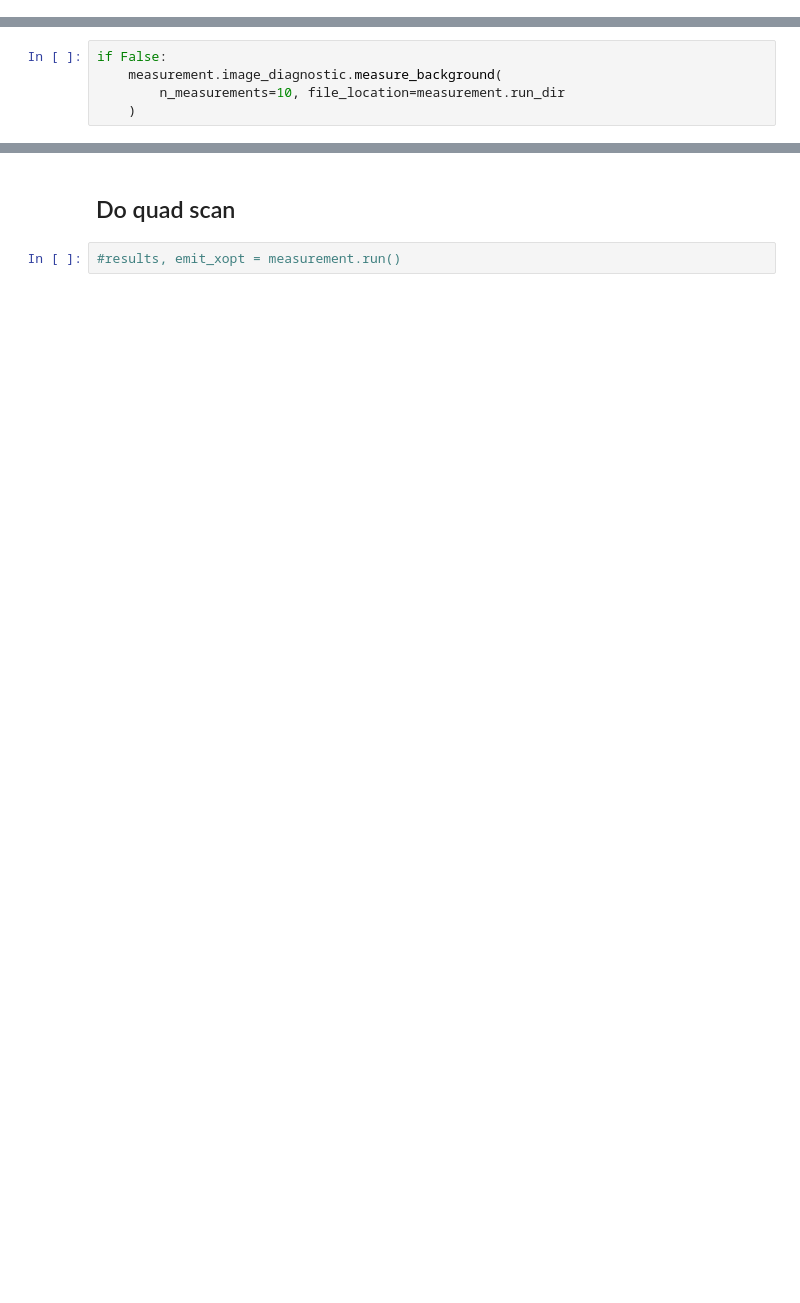
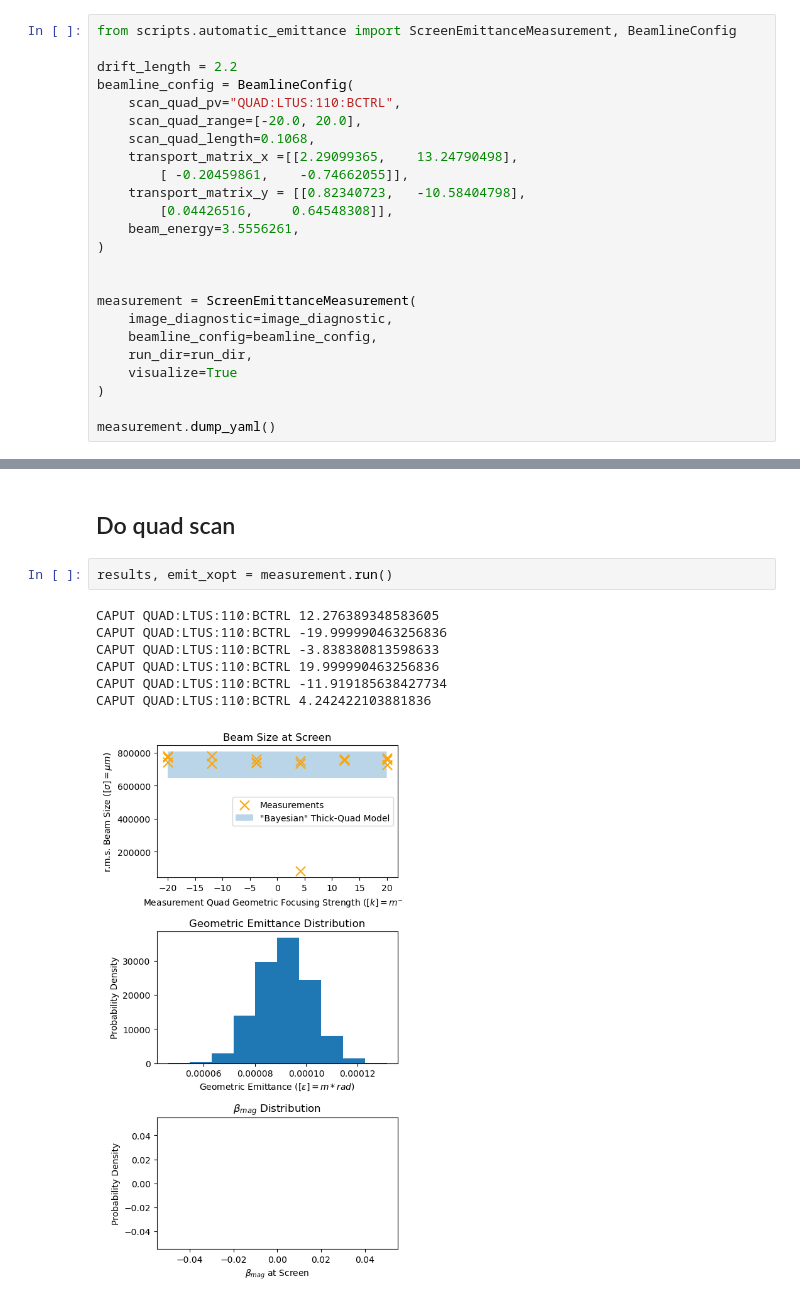
Before and after one commit to t-bz/SLAC_Xopt, a Jupyter notebook: lcls_ii/emittance/automatic_emittance/automatic_emittance_measurement.ipynb, the cells around one changed output, grey strips where cells are left out. Drawn from its saved outputs; the diff is of its cells as text; blank space fills up the shorter version.

```diff
--- a/lcls_ii/emittance/automatic_emittance/automatic_emittance_measurement.ipynb
+++ b/lcls_ii/emittance/automatic_emittance/automatic_emittance_measurement.ipynb
@@ -57,3 +43,27 @@ measurement.dump_yaml()
+# %%
+from scripts.automatic_emittance import ScreenEmittanceMeasurement, BeamlineConfig
+
+drift_length = 2.2
+beamline_config = BeamlineConfig(
+    scan_quad_pv="QUAD:LTUS:110:BCTRL",
+    scan_quad_range=[-20.0, 20.0],
+    scan_quad_length=0.1068,
+    transport_matrix_x =[[2.29099365,    13.24790498],
+        [ -0.20459861,    -0.74662055]],
+    transport_matrix_y = [[0.82340723,   -10.58404798],
+        [0.04426516,     0.64548308]],
+    beam_energy=3.5556261,
+)
+
+
+measurement = ScreenEmittanceMeasurement(
+    image_diagnostic=image_diagnostic,
+    beamline_config=beamline_config,
+    run_dir=run_dir,
+    visualize=True
+)
+
+measurement.dump_yaml()
 # %%
 print(measurement.yaml())
 # %% [output]
@@ -77,10 +87,5 @@ visualize: false
 # %% [markdown]
 ## Make background measurement
-# %%
-if False:
-    measurement.image_diagnostic.measure_background(
-        n_measurements=10, file_location=measurement.run_dir
-    )
 # %% [markdown]
 ## (Optional) Test screen measurement
 # %%
@@ -107,4 +112,12 @@ VOCS(variables={'QUAD:HTR:120:BCTRL': [-4.48035, 4.479]}, constraints={'bb_penal
 # %% [markdown]
 ## Do quad scan
 # %%
-#results, emit_xopt = measurement.run()
+results, emit_xopt = measurement.run()
+# %% [output]
+CAPUT QUAD:LTUS:110:BCTRL 12.276389348583605
+CAPUT QUAD:LTUS:110:BCTRL -19.999990463256836
+CAPUT QUAD:LTUS:110:BCTRL -3.838380813598633
+CAPUT QUAD:LTUS:110:BCTRL 19.999990463256836
+CAPUT QUAD:LTUS:110:BCTRL -11.919185638427734
+CAPUT QUAD:LTUS:110:BCTRL 4.242422103881836
+[figure, added]
```
Also changed, not shown: parts of 11 cells of this notebook, 7 other files.
